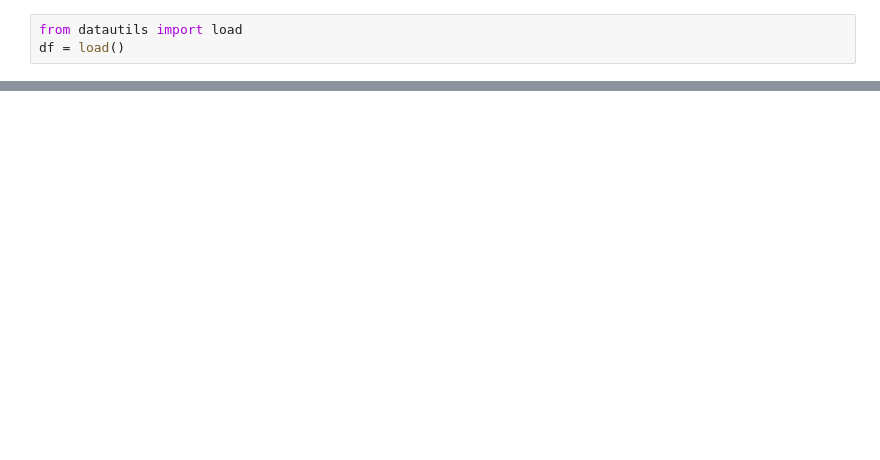
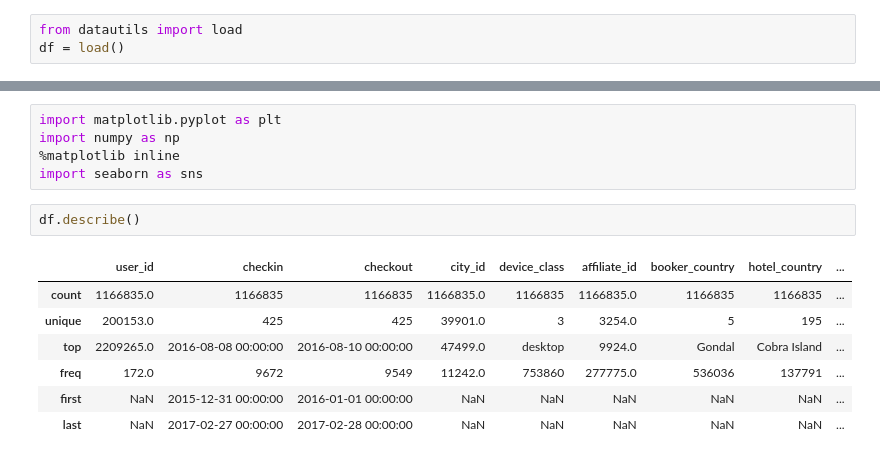
Before and after one commit to okz12/bookingdotcom-challenge, a Jupyter notebook: 2. EDA.ipynb, the cells around one changed output, grey strips where cells are left out. Cells and saved outputs as stored; diff of their text form; blank space fills up the shorter version.

```diff
--- a/2. EDA.ipynb
+++ b/2. EDA.ipynb
@@ -18,0 +4,15 @@ df = load()
+# %%
+import matplotlib.pyplot as plt
+import numpy as np
+%matplotlib inline
+import seaborn as sns
+# %%
+df.describe()
+# %% [output]
+|  | user_id | checkin | checkout | city_id | device_class | affiliate_id | booker_country | hotel_country | ... |
+| count | 1166835.0 | 1166835 | 1166835 | 1166835.0 | 1166835 | 1166835.0 | 1166835 | 1166835 | ... |
+| unique | 200153.0 | 425 | 425 | 39901.0 | 3 | 3254.0 | 5 | 195 | ... |
+| top | 2209265.0 | 2016-08-08 00:00:00 | 2016-08-10 00:00:00 | 47499.0 | desktop | 9924.0 | Gondal | Cobra Island | ... |
+| freq | 172.0 | 9672 | 9549 | 11242.0 | 753860 | 277775.0 | 536036 | 137791 | ... |
+| first | NaN | 2015-12-31 00:00:00 | 2016-01-01 00:00:00 | NaN | NaN | NaN | NaN | NaN | ... |
+| last | NaN | 2017-02-27 00:00:00 | 2017-02-28 00:00:00 | NaN | NaN | NaN | NaN | NaN | ... |
```
Also changed, not shown: parts of 6 cells of this notebook, 1 other file.
